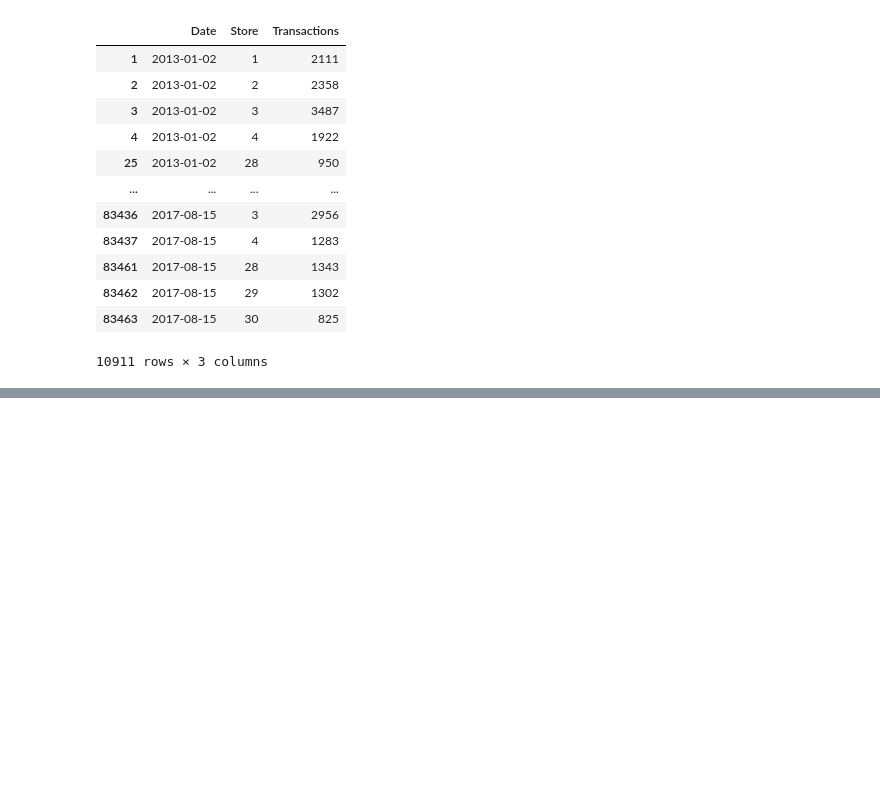
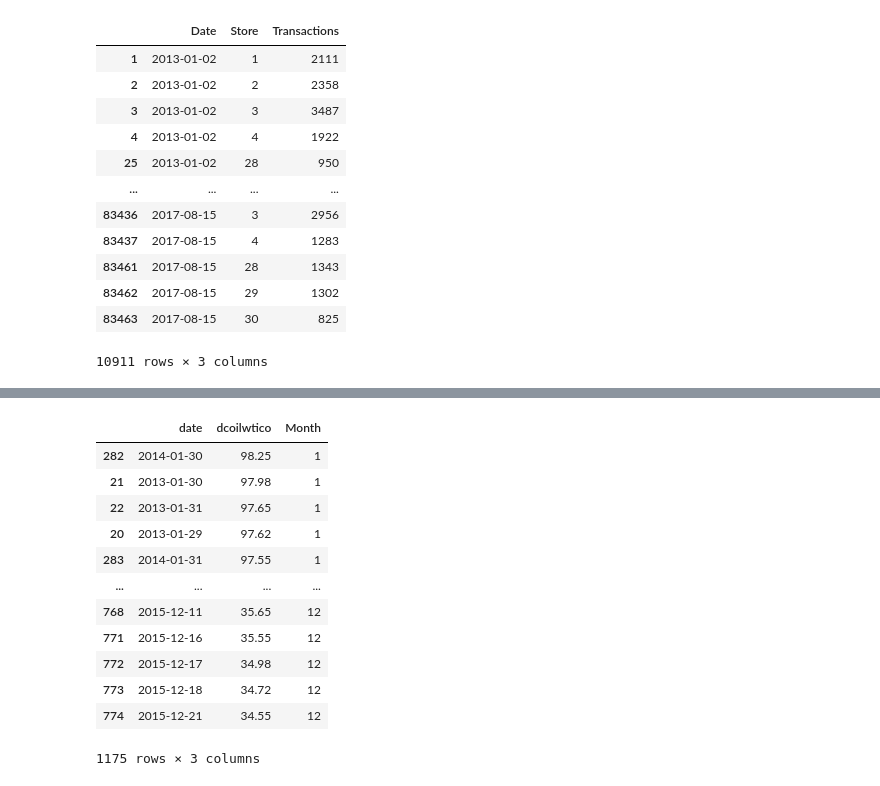
Before and after one commit to lingeshnafeax/DataScience, a Jupyter notebook: Numpy Pandas/Pandas Series.ipynb, the cells around one changed output, grey strips where cells are left out. Drawn from its saved outputs; the diff is of its cells as text; code cells hidden in the pictures; blank space fills up the shorter version.

```diff
--- a/Numpy Pandas/Pandas Series.ipynb
+++ b/Numpy Pandas/Pandas Series.ipynb
@@ -767,0 +816,3 @@ df.query("Store in [28,29,30] or Store<@num")
+# %%
+oil=pd.read_csv("oil.csv")
+oil.head()
@@ -767,0 +826,2 @@ df.query("Store in [28,29,30] or Store<@num")
+# %%
+oil.dropna(inplace=True)
@@ -767,0 +892,18 @@ df.query("Store in [28,29,30] or Store<@num")
+# %%
+oil["Month"]=oil["date"].astype("datetime64").dt.month
+# %%
+oil.sort_values(["Month","dcoilwtico"],ascending=[True,False])
+# %% [output]
+|  | date | dcoilwtico | Month |
+| 282 | 2014-01-30 | 98.25 | 1 |
+| 21 | 2013-01-30 | 97.98 | 1 |
+| 22 | 2013-01-31 | 97.65 | 1 |
+| 20 | 2013-01-29 | 97.62 | 1 |
+| 283 | 2014-01-31 | 97.55 | 1 |
+| ... | ... | ... | ... |
+| 768 | 2015-12-11 | 35.65 | 12 |
+| 771 | 2015-12-16 | 35.55 | 12 |
+| 772 | 2015-12-17 | 34.98 | 12 |
+| 773 | 2015-12-18 | 34.72 | 12 |
+| 774 | 2015-12-21 | 34.55 | 12 |
+1175 rows × 3 columns
```
Also changed, not shown: parts of 19 cells of this notebook, 1 other file.
